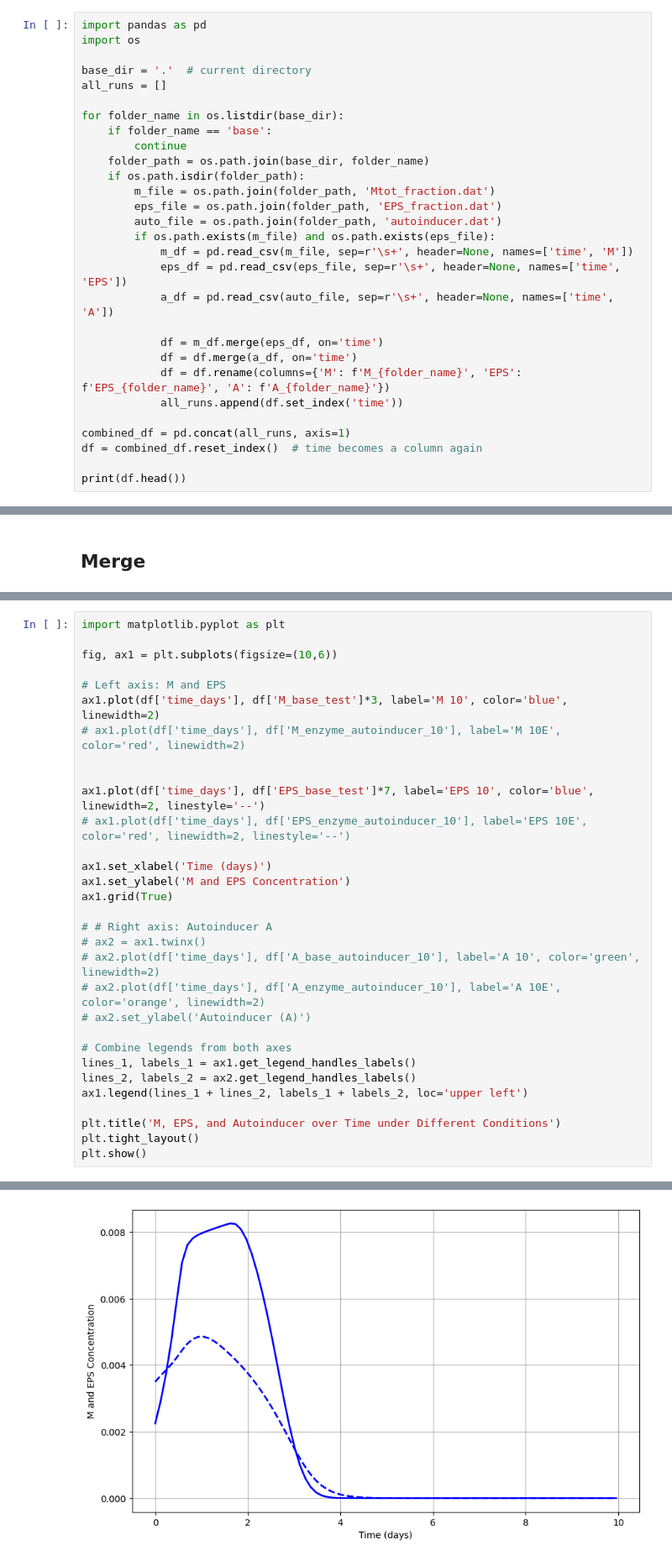
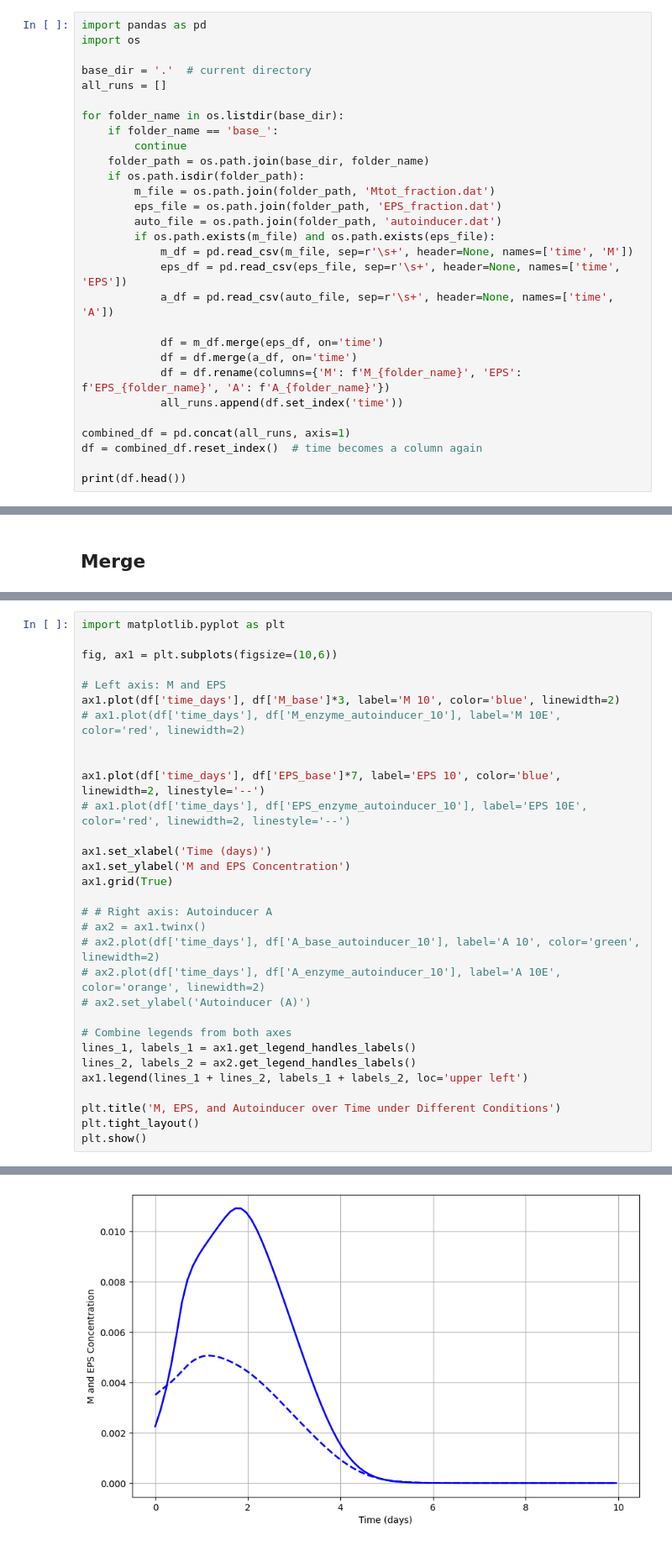
Before and after one commit to duke-igem-2025/biofilmFoam, a Jupyter notebook: dev/biofilmFoam/Data Analysis.ipynb, the cells around one changed output, grey strips where cells are left out. Shown: that part at 84% size. Saved outputs shown, nothing was run; the diff lists cells and outputs as text.

```diff
--- a/dev/biofilmFoam/Data Analysis.ipynb
+++ b/dev/biofilmFoam/Data Analysis.ipynb
@@ -11,7 +11,7 @@ base_dir = '.'  # current directory
 all_runs = []
 
 for folder_name in os.listdir(base_dir):
-    if folder_name == 'base':
+    if folder_name == 'base_':
         continue
     folder_path = os.path.join(base_dir, folder_name)
     if os.path.isdir(folder_path):
@@ -82,36 +82,36 @@ KeyError: 'M_base_autoinducer_0'
 import matplotlib.pyplot as plt
 
 fig, ax1 = plt.subplots(figsize=(10,6))
 
 # Left axis: M and EPS
-ax1.plot(df['time_days'], df['M_base_test']*3, label='M 10', color='blue', linewidth=2)
+ax1.plot(df['time_days'], df['M_base']*3, label='M 10', color='blue', linewidth=2)
 # ax1.plot(df['time_days'], df['M_enzyme_autoinducer_10'], label='M 10E', color='red', linewidth=2)
 
 
-ax1.plot(df['time_days'], df['EPS_base_test']*7, label='EPS 10', color='blue', linewidth=2, linestyle='--')
+ax1.plot(df['time_days'], df['EPS_base']*7, label='EPS 10', color='blue', linewidth=2, linestyle='--')
 # ax1.plot(df['time_days'], df['EPS_enzyme_autoinducer_10'], label='EPS 10E', color='red', linewidth=2, linestyle='--')
 
 ax1.set_xlabel('Time (days)')
 ax1.set_ylabel('M and EPS Concentration')
 ax1.grid(True)
 
 # # Right axis: Autoinducer A
 # ax2 = ax1.twinx()
 # ax2.plot(df['time_days'], df['A_base_autoinducer_10'], label='A 10', color='green', linewidth=2)
 # ax2.plot(df['time_days'], df['A_enzyme_autoinducer_10'], label='A 10E', color='orange', linewidth=2)
 # ax2.set_ylabel('Autoinducer (A)')
 
 # Combine legends from both axes
 lines_1, labels_1 = ax1.get_legend_handles_labels()
 lines_2, labels_2 = ax2.get_legend_handles_labels()
 ax1.legend(lines_1 + lines_2, labels_1 + labels_2, loc='upper left')
 
 plt.title('M, EPS, and Autoinducer over Time under Different Conditions')
 plt.tight_layout()
 plt.show()
 # %% [output]
 NameError: name 'ax2' is not defined
-[figure, old version]
+[figure, new version]
 # %%
 import matplotlib.pyplot as plt
 
```
Also changed, not shown: parts of 1 cell of this notebook, 17 other files.
